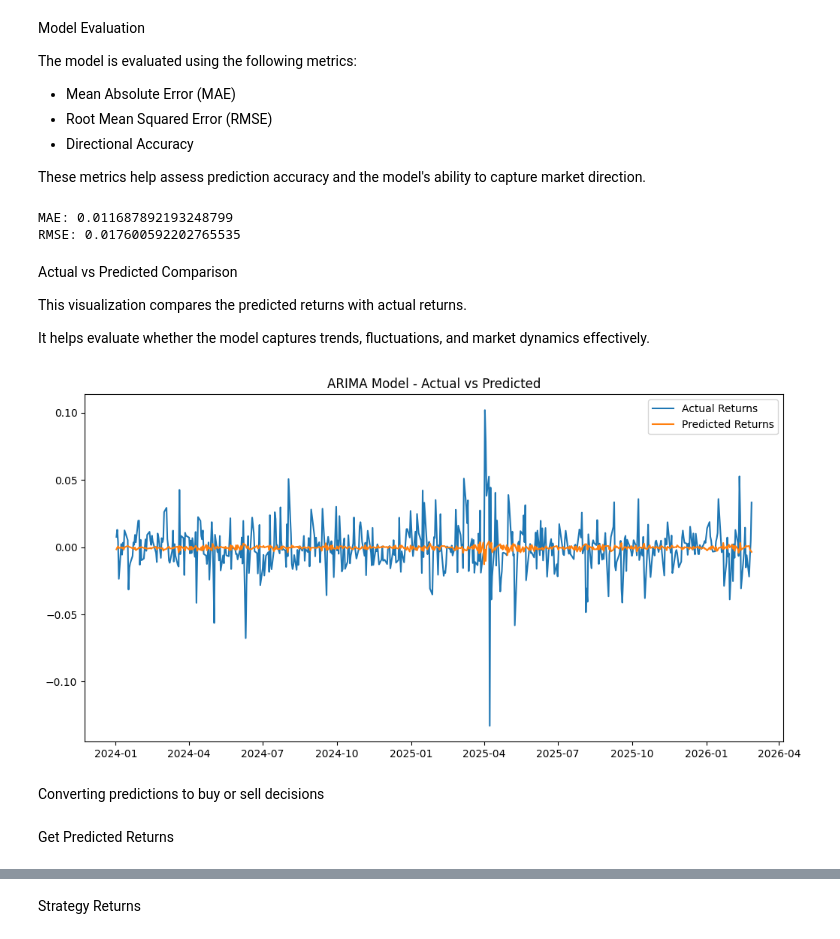
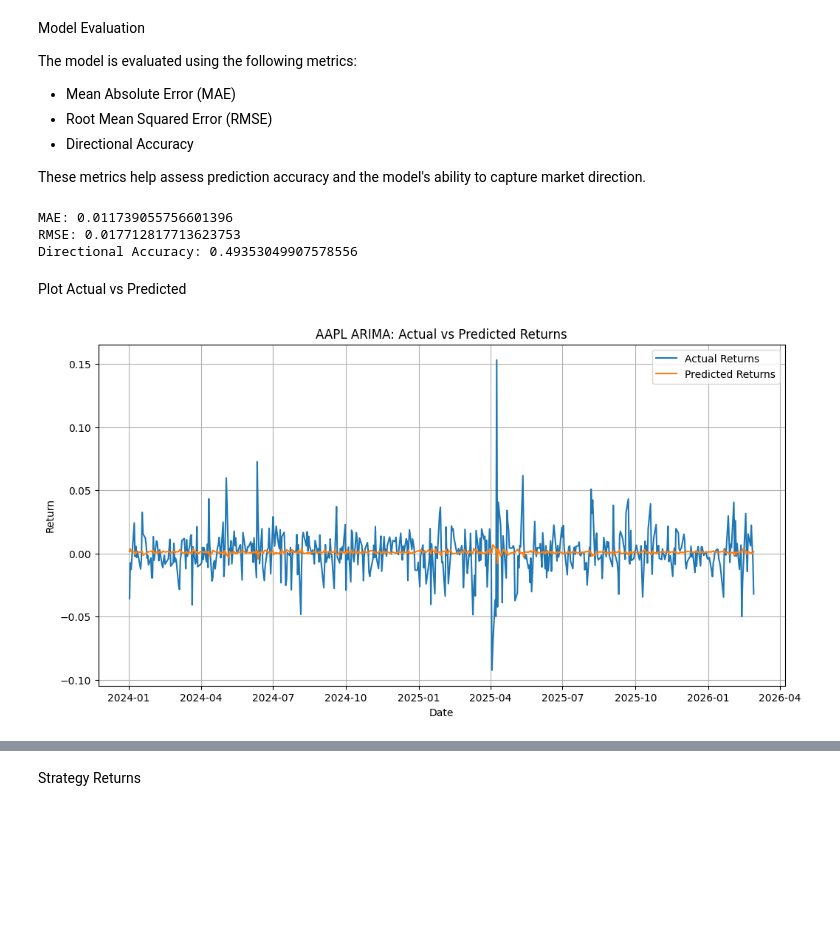
Before and after one commit to SU-IST707-SP26/group-project-algorithm-architects, a Jupyter notebook: work/Models/arima_model.ipynb, the cells around one changed output, grey strips where cells are left out. Cells and saved outputs as stored; diff of their text form; code cells hidden in the pictures; blank space fills up the shorter version.

```diff
--- a/work/Models/arima_model.ipynb
+++ b/work/Models/arima_model.ipynb
@@ -102,5 +71,0 @@ Using the optimal parameters, the ARIMA model is trained on the training dataset
-# %%
-from statsmodels.tsa.arima.model import ARIMA
-
-model = ARIMA(train, order=(2,1,2))
-model_fit = model.fit()
@@ -111,12 +74,16 @@ The trained ARIMA model is used to forecast future returns over the test period.
 # %%
-history = list(train)
-predictions = []
+def walk_forward_arima(train_series, test_series):
 
-for t in range(len(test)):
-    model = ARIMA(history, order=(2,1,2))
-    model_fit = model.fit()
+    history = list(train_series.copy())
+    predictions = []
 
-    yhat = model_fit.forecast()[0]
-    predictions.append(yhat)
+    for t in range(len(test_series)):
+        model = ARIMA(history, order=(1,1,1))
+        model_fit = model.fit()
 
-    history.append(test.iloc[t])
+        yhat = model_fit.forecast()[0]
+        predictions.append(yhat)
+
+        history.append(test_series.iloc[t])
+
+    return pd.Series(predictions, index=test_series.index)
@@ -122,0 +92,7 @@ for t in range(len(test)):
+# %%
+train_series = train['Return']
+test_series = test['Return']
+
+predictions = walk_forward_arima(train_series, test_series)
+
+print(predictions.head())
@@ -131,36 +115,34 @@ The model is evaluated using the following metrics:
 
 These metrics help assess prediction accuracy and the model's ability to capture market direction.
 # %%
-from sklearn.metrics import mean_absolute_error, mean_squared_error
-import numpy as np
+mae = mean_absolute_error(test_series, predictions)
+rmse = np.sqrt(mean_squared_error(test_series, predictions))
 
-mae = mean_absolute_error(test, predictions)
-rmse = np.sqrt(mean_squared_error(test, predictions))
+directional_accuracy = np.mean(
+    (np.sign(predictions) == np.sign(test_series)).astype(int)
+)
 
 print("MAE:", mae)
 print("RMSE:", rmse)
+print("Directional Accuracy:", directional_accuracy)
 # %% [output]
-MAE: 0.011687892193248799
-RMSE: 0.017600592202765535
+MAE: 0.011739055756601396
+RMSE: 0.017712817713623753
+Directional Accuracy: 0.49353049907578556
-# %% [markdown]
-Actual vs Predicted Comparison
-
-This visualization compares the predicted returns with actual returns.
-
-It helps evaluate whether the model captures trends, fluctuations, and market dynamics effectively.
+# %% [markdown]
+Plot Actual vs Predicted
 # %%
-import matplotlib.pyplot as plt
+plt.figure(figsize=(12,6))
 
-plt.figure(figsize=(12,6))
-plt.plot(test.index, test, label="Actual Returns")
-plt.plot(test.index, predictions, label="Predicted Returns")
+plt.plot(test_series, label="Actual Returns")
+plt.plot(predictions, label="Predicted Returns")
 
-plt.title("ARIMA Model - Actual vs Predicted")
+plt.title("AAPL ARIMA: Actual vs Predicted Returns")
+plt.xlabel("Date")
+plt.ylabel("Return")
 plt.legend()
+plt.grid()
+
 plt.show()
 # %% [output]
-[figure, old version]
+[figure, new version]
-# %% [markdown]
-Converting predictions to buy or sell decisions
-# %% [markdown]
-Get Predicted Returns
```
Also changed, not shown: parts of 180 cells of this notebook.
